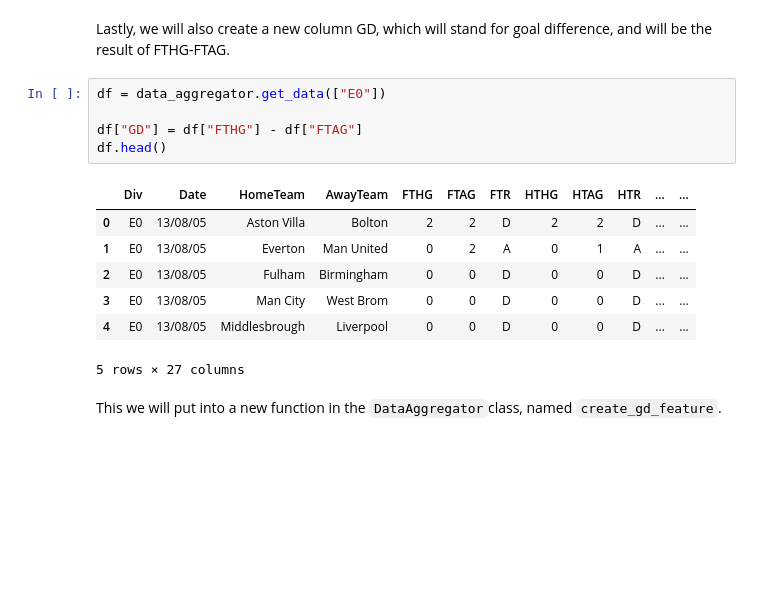
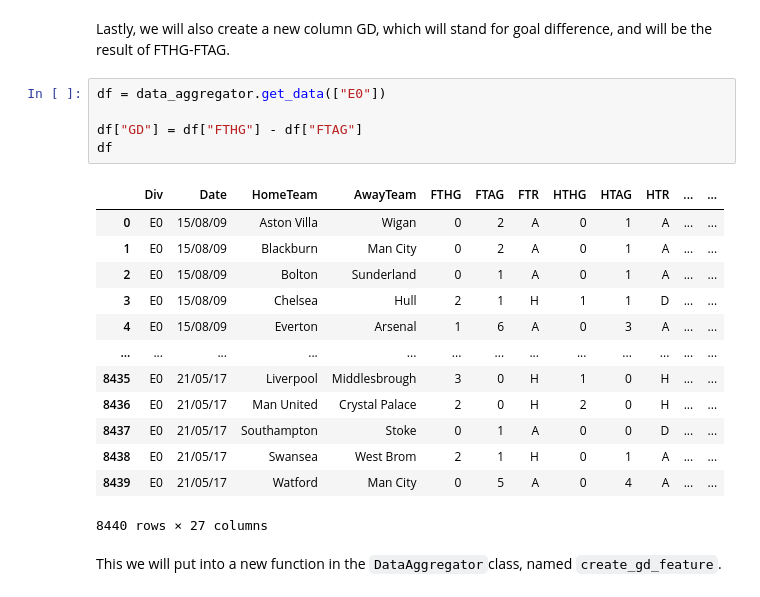
Before and after one commit to AndreasMarken/A3I-Unibo-Project, a Jupyter notebook: notebook/5. Feature engineering.ipynb, the cells around one changed output. Cells and saved outputs as stored; diff of their text form; blank space fills up the shorter version.

```diff
--- a/notebook/5. Feature engineering.ipynb
+++ b/notebook/5. Feature engineering.ipynb
@@ -325,15 +350,21 @@ Lastly, we will also create a new column GD, which will stand for goal differenc
 # %%
 df = data_aggregator.get_data(["E0"])
 
 df["GD"] = df["FTHG"] - df["FTAG"]
-df.head()
+df
 # %% [output]
 |  | Div | Date | HomeTeam | AwayTeam | FTHG | FTAG | FTR | HTHG | HTAG | HTR | ... | ... |
-| 0 | E0 | 13/08/05 | Aston Villa | Bolton | 2 | 2 | D | 2 | 2 | D | ... | ... |
-| 1 | E0 | 13/08/05 | Everton | Man United | 0 | 2 | A | 0 | 1 | A | ... | ... |
-| 2 | E0 | 13/08/05 | Fulham | Birmingham | 0 | 0 | D | 0 | 0 | D | ... | ... |
-| 3 | E0 | 13/08/05 | Man City | West Brom | 0 | 0 | D | 0 | 0 | D | ... | ... |
-| 4 | E0 | 13/08/05 | Middlesbrough | Liverpool | 0 | 0 | D | 0 | 0 | D | ... | ... |
+| 0 | E0 | 15/08/09 | Aston Villa | Wigan | 0 | 2 | A | 0 | 1 | A | ... | ... |
+| 1 | E0 | 15/08/09 | Blackburn | Man City | 0 | 2 | A | 0 | 1 | A | ... | ... |
+| 2 | E0 | 15/08/09 | Bolton | Sunderland | 0 | 1 | A | 0 | 1 | A | ... | ... |
+| 3 | E0 | 15/08/09 | Chelsea | Hull | 2 | 1 | H | 1 | 1 | D | ... | ... |
+| 4 | E0 | 15/08/09 | Everton | Arsenal | 1 | 6 | A | 0 | 3 | A | ... | ... |
+| ... | ... | ... | ... | ... | ... | ... | ... | ... | ... | ... | ... | ... |
+| 8435 | E0 | 21/05/17 | Liverpool | Middlesbrough | 3 | 0 | H | 1 | 0 | H | ... | ... |
+| 8436 | E0 | 21/05/17 | Man United | Crystal Palace | 2 | 0 | H | 2 | 0 | H | ... | ... |
+| 8437 | E0 | 21/05/17 | Southampton | Stoke | 0 | 1 | A | 0 | 0 | D | ... | ... |
+| 8438 | E0 | 21/05/17 | Swansea | West Brom | 2 | 1 | H | 0 | 1 | A | ... | ... |
+| 8439 | E0 | 21/05/17 | Watford | Man City | 0 | 5 | A | 0 | 4 | A | ... | ... |
-5 rows × 27 columns
+8440 rows × 27 columns
 # %% [markdown]
 This we will put into a new function in the ``DataAggregator``class, named ``create_gd_feature``.
```
Also changed, not shown: parts of 24 cells of this notebook, 1 other file.
